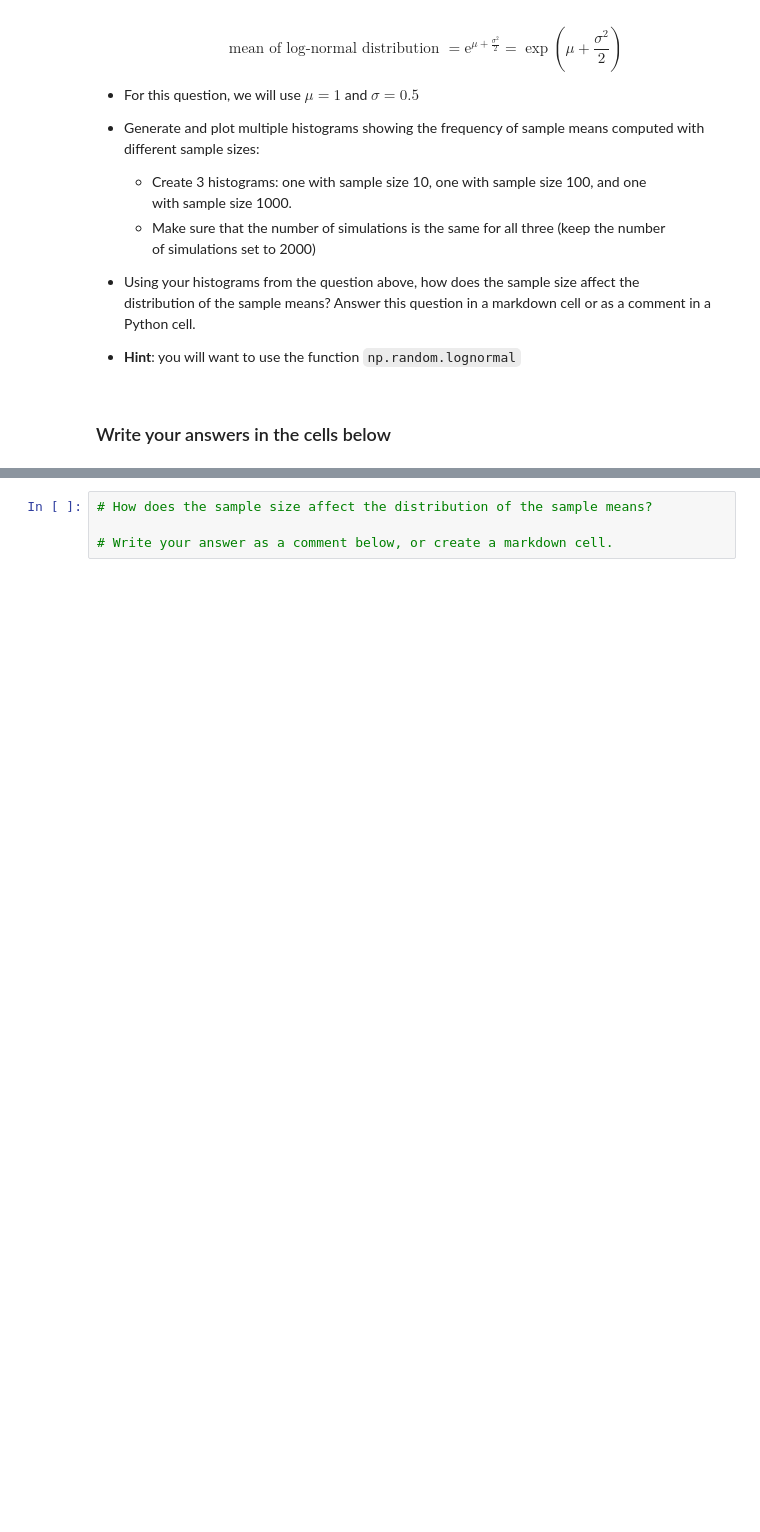
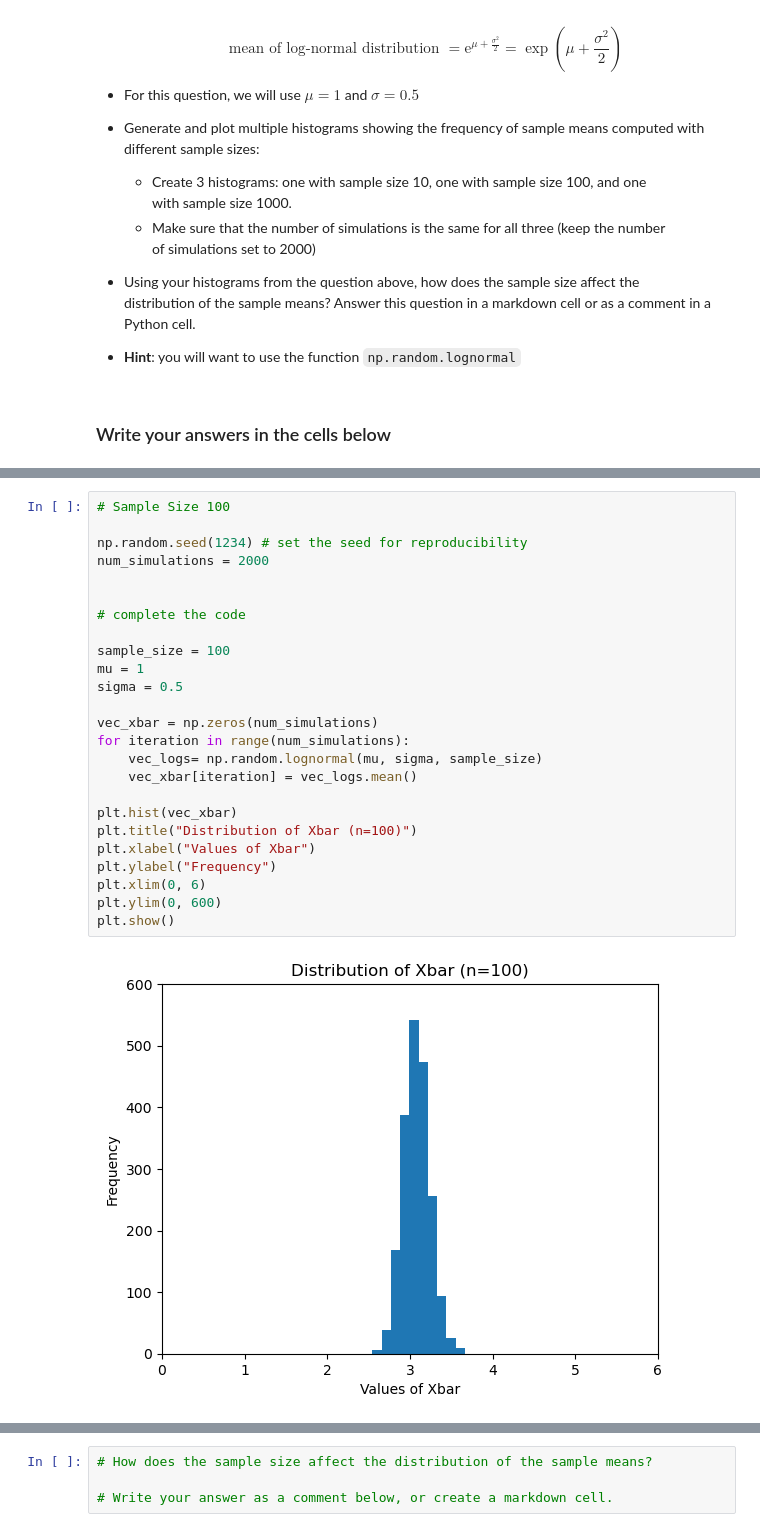
Before and after one commit to aashmans21/qtm151fall2025, a Jupyter notebook: Assignments/assignment_4/Assignment4.ipynb, the cells around one changed output, grey strips where cells are left out. Cells and saved outputs as stored; diff of their text form; blank space fills up the shorter version.

```diff
--- a/Assignments/assignment_4/Assignment4.ipynb
+++ b/Assignments/assignment_4/Assignment4.ipynb
@@ -135,0 +196,27 @@ num_simulations = 2000
+# %%
+# Sample Size 100
+
+np.random.seed(1234) # set the seed for reproducibility
+num_simulations = 2000
+
+
+# complete the code
+
+sample_size = 100
+mu = 1
+sigma = 0.5
+
+vec_xbar = np.zeros(num_simulations)
+for iteration in range(num_simulations):
+    vec_logs= np.random.lognormal(mu, sigma, sample_size)
+    vec_xbar[iteration] = vec_logs.mean()
+
+plt.hist(vec_xbar)
+plt.title("Distribution of Xbar (n=100)")
+plt.xlabel("Values of Xbar")
+plt.ylabel("Frequency")
+plt.xlim(0, 6)
+plt.ylim(0, 600)
+plt.show()
+# %% [output]
+[figure, added]
```
Also changed, not shown: parts of 14 cells of this notebook.
